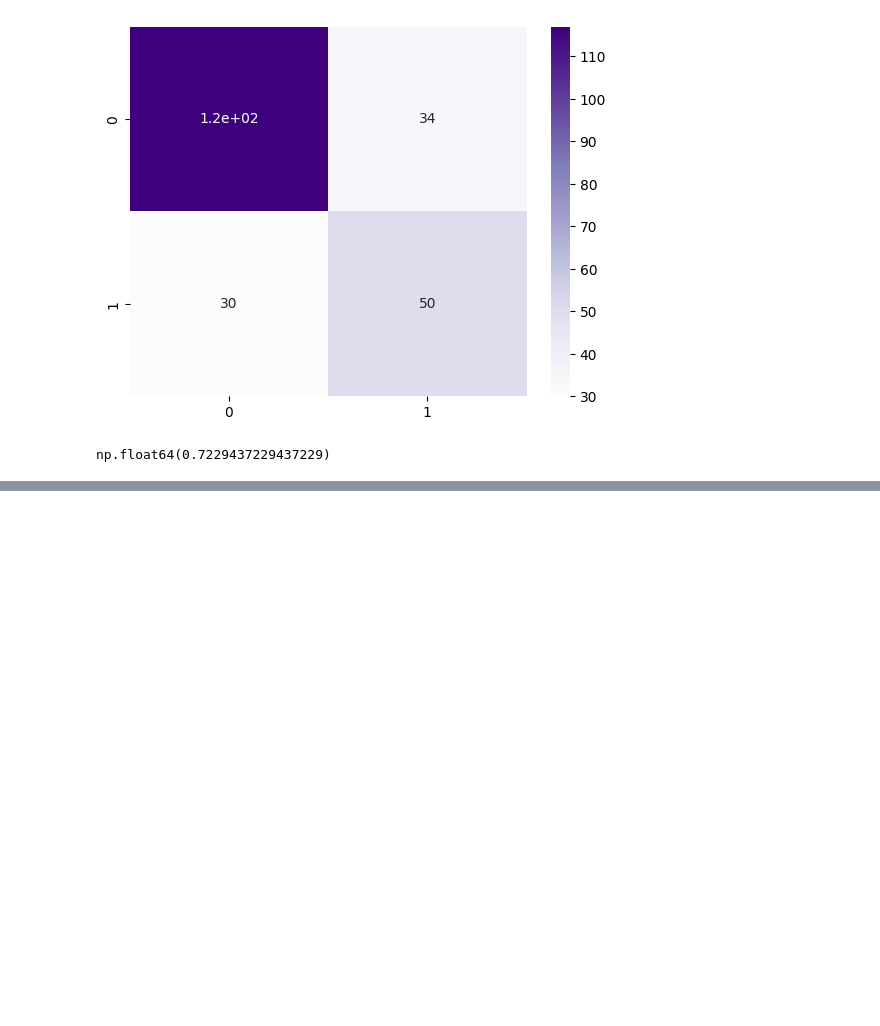
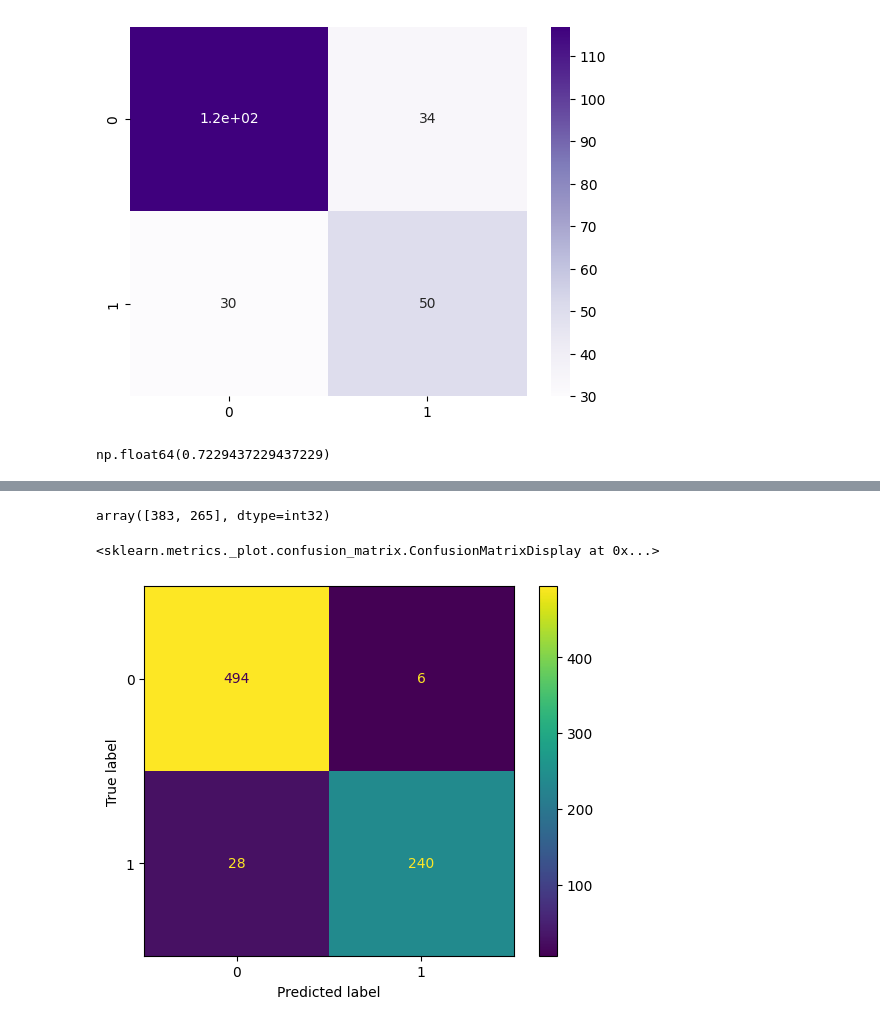
Before and after one commit to HAsadi99/Diabets, a Jupyter notebook: diabetes_logistic_model.ipynb, the cells around one changed output, grey strips where cells are left out. Drawn from its saved outputs; the diff is of its cells as text; code cells hidden in the pictures; blank space fills up the shorter version.

```diff
--- a/diabetes_logistic_model.ipynb
+++ b/diabetes_logistic_model.ipynb
@@ -259,3 +259,15 @@ sns.heatmap(df_matrix_gradient, annot=True, cmap='Purples')
 (confusion_mat_gradient[0,0] + confusion_mat_gradient[1,1]) / np.sum(confusion_mat_gradient)
 # %% [output]
 np.float64(0.7229437229437229)
+# %%
+# support vector machine
+from sklearn.svm import SVC
+
+# set randomization sit
+np.random.seed(0)
+
+# create a support vector machine with a radial basis function kernel
+svc = SVC(kernel="rbf", random_state =0, gamma=1, C=1)
+
+# train the clasxsifier
+model_svm = svc.fit(X, y)
@@ -261,0 +312,15 @@ np.float64(0.7229437229437229)
+# %%
+# get number of support vectors for each class
+model_svm.n_support_
+# %% [output]
+array([383, 265], dtype=int32)
+# %%
+from sklearn.metrics import ConfusionMatrixDisplay
+
+y_predict_svm = model_svm.predict(X)
+matrix_svm = confusion_matrix(y, y_predict_svm)
+disp = ConfusionMatrixDisplay(confusion_matrix=matrix_svm)
+disp.plot()
+# %% [output]
+<sklearn.metrics._plot.confusion_matrix.ConfusionMatrixDisplay at 0x...>
+[figure, added]
```
Also changed, not shown: parts of 3 cells of this notebook, 1 other file.
